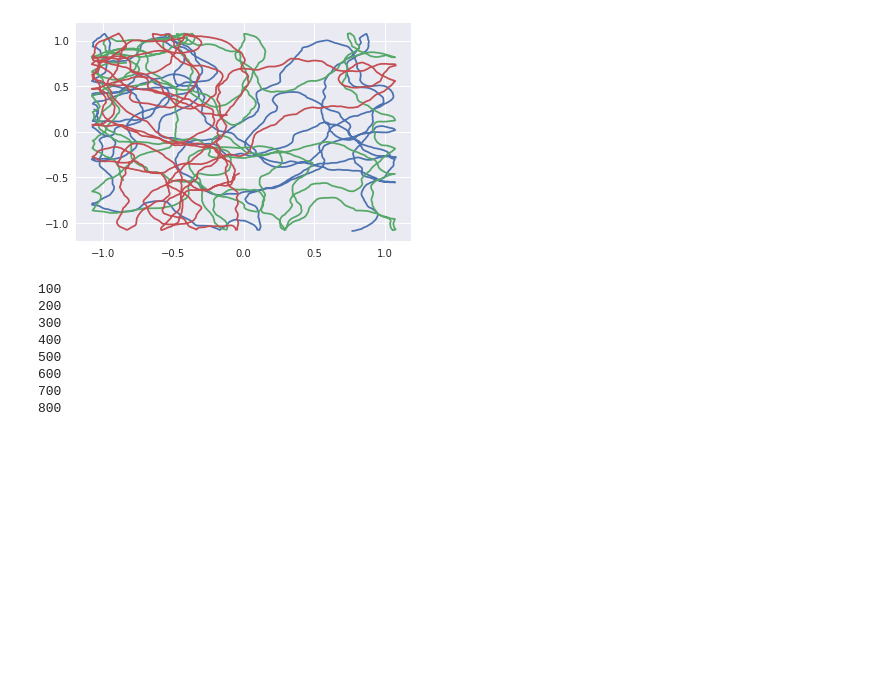
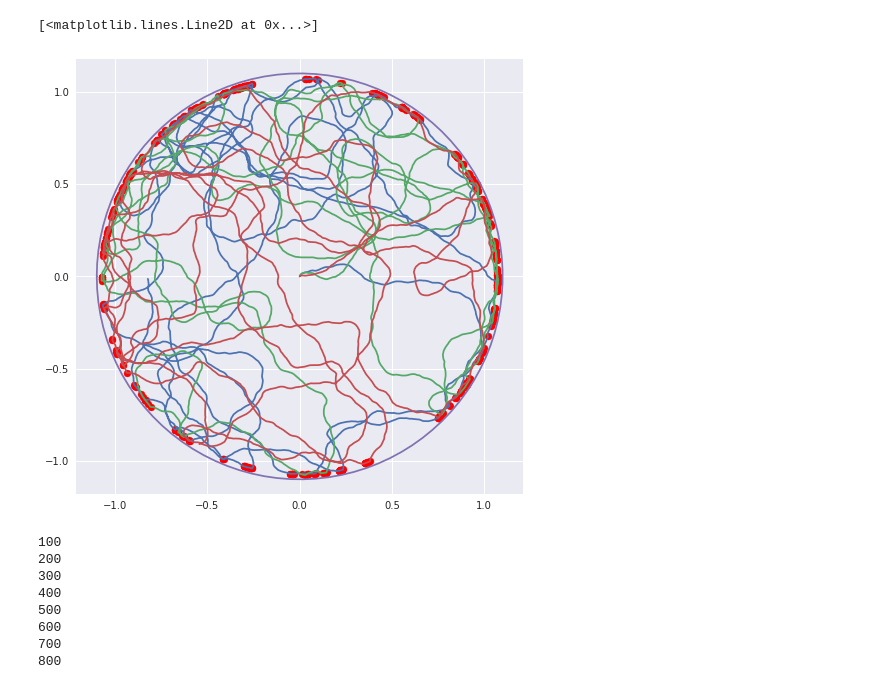
Before and after one commit to ganguli-lab/grid-pattern-formation, a Jupyter notebook: ben_generate_rat_trajectory.ipynb, the cells around one changed output. Saved outputs shown, nothing was run; the diff lists cells and outputs as text; code cells hidden in the pictures; blank space fills up the shorter version.

Commit message:
circular trajectory

```diff
--- a/ben_generate_rat_trajectory.ipynb
+++ b/ben_generate_rat_trajectory.ipynb
@@ -32,7 +51,10 @@ def generate_trajectory():
     #initialize variables
     position = np.zeros([samples+1, 2])
     head_dir = np.zeros(samples+1)
-    position[0] = np.random.uniform(-box_size,box_size, 2)
+    turning = np.zeros(samples+1, dtype='bool')
+
+#     position[0] = np.random.uniform(-box_size,box_size, 2)
+    position[0] = np.zeros(2) + 1e-4
     head_dir[0] = np.random.uniform(0,2*np.pi)
     ego_v = np.zeros(samples+1)
 
@@ -42,9 +64,10 @@ def generate_trajectory():
 
     for i in range(1,samples+1):
         #If in border region, turn and slow down
-        d_wall, a_wall = min_dist_angle(position[i-1], head_dir[i-1] % (2*np.pi), box_size)
+        d_wall, a_wall = min_dist_angle_circular(position[i-1], head_dir[i-1] % (2*np.pi), box_size)
         if d_wall < border_region and np.abs(a_wall) < np.pi/2:
-            turn_angle = np.sign(a_wall)* np.pi/2 + dt*random_turn[i]
+            turning[i-1] = 1
+            turn_angle = np.sign(a_wall)* (np.pi/2 - np.abs(a_wall)) + dt*random_turn[i]
             v -= 0.25*v
         else:
             v = random_vel[i]
@@ -56,14 +79,24 @@ def generate_trajectory():
         head_dir[i] = (head_dir[i-1] + turn_angle)
     ang_velocity = np.diff(head_dir)
     theta_x, theta_y = np.cos(ang_velocity), np.sin(ang_velocity)
-    head_dir = head_dir % (2*np.pi) - np.pi #Constrain head_dir to interval (-pi, pi)
-    return position[:-1,0], position[:-1, 1], head_dir[:-1], ego_v[:-1], theta_x, theta_y
+    head_dir = (head_dir +np.pi) % (2*np.pi) - np.pi #Constrain head_dir to interval (-pi, pi)
+    return position[:-1,0], position[:-1, 1], head_dir[:-1], ego_v[:-1], theta_x, theta_y, turning[:-1], a_wall[:-1]
-# %%
-for i in range(3):
-    sample_traj = generate_trajectory()
-    plt.plot(sample_traj[0], sample_traj[1])
-# %% [output]
-[figure, removed]
+# %%
+plt.figure(figsize=(8,8))
+for i in range(3):
+    sample_traj = generate_trajectory()
+    x = sample_traj[0]
+    y = sample_traj[1]
+    turning = sample_traj[-2]
+    plt.plot(x, y)
+    plt.scatter(x[turning], y[turning], c='red')
+
+plt.axis("equal")
+t = np.linspace(-np.pi, np.pi, 100)
+plt.plot(box_size*np.cos(t), box_size*np.sin(t))
+# %% [output]
+[<matplotlib.lines.Line2D at 0x...>]
+[figure, added]
 # %%
 #Generate dataset
 num_trajectories = 800
```
Also changed, not shown: parts of 6 cells of this notebook.
